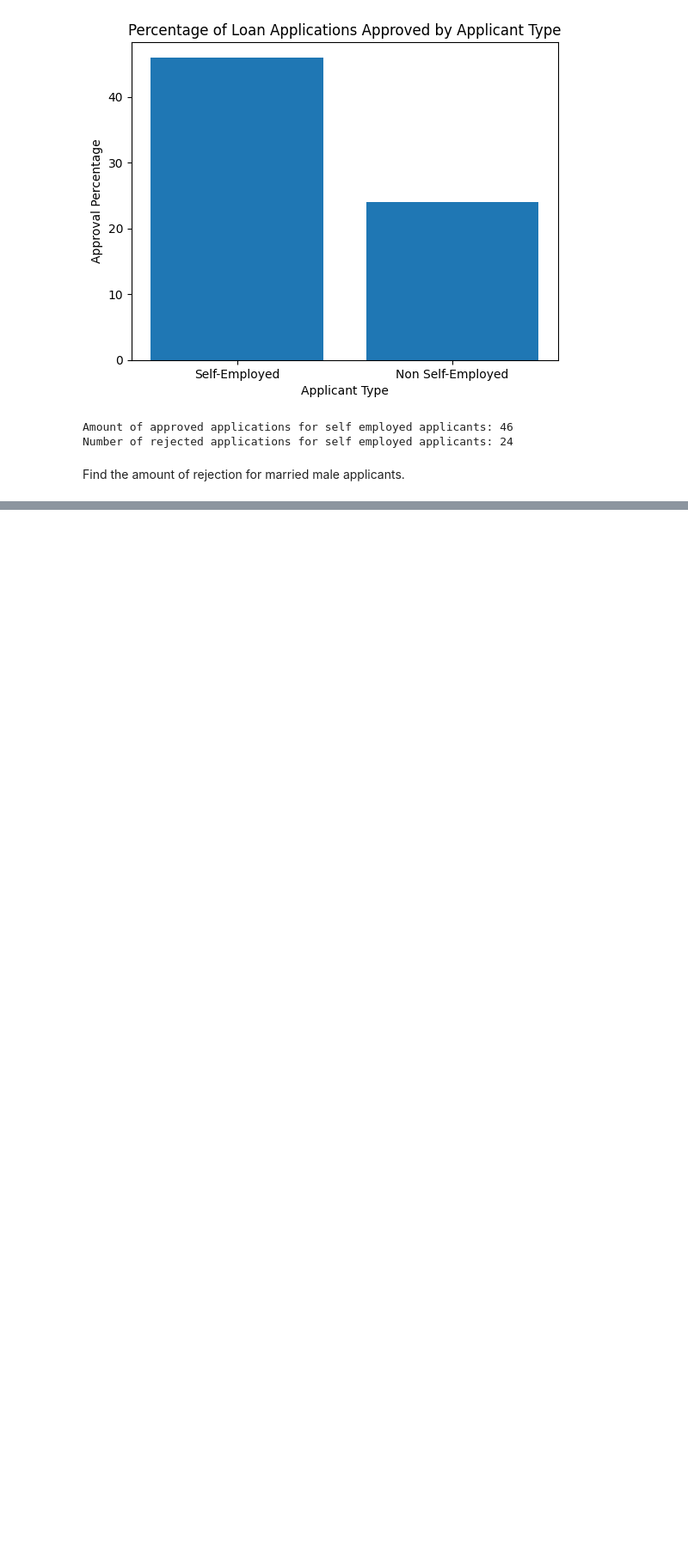
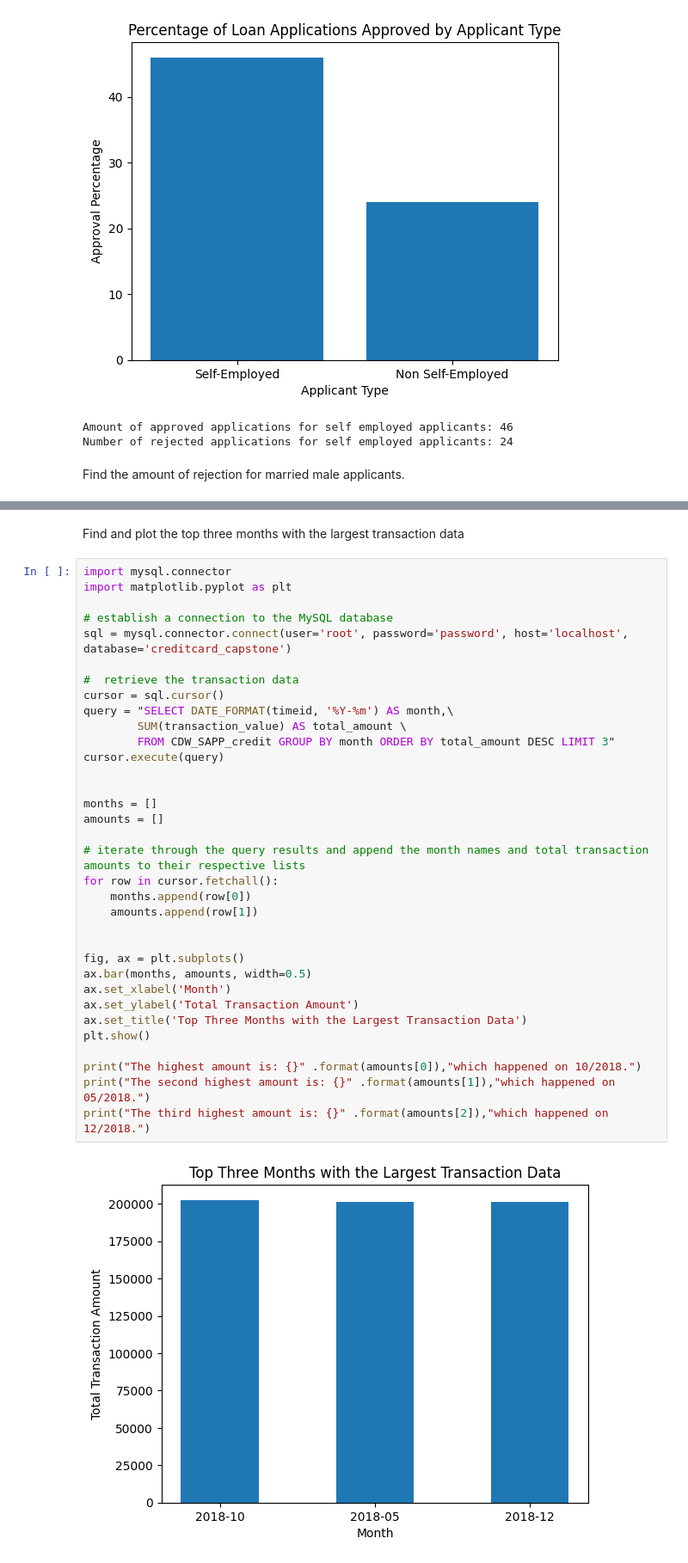
Before and after one commit to Semaj27/Capstone-Project, a Jupyter notebook: etl.ipynb, the cells around one changed output, grey strips where cells are left out. Shown: that part at 86% size. Saved outputs shown, nothing was run; the diff lists cells and outputs as text; blank space fills up the shorter version.

```diff
--- a/etl.ipynb
+++ b/etl.ipynb
@@ -611,3 +601,41 @@ print("Number of rejected applications for married male applicants: {}".format(m
 [figure]
 Percentage of approved applications for married male applicants: 219
 Number of rejected applications for married male applicants: 87
+# %% [markdown]
+Find and plot the top three months with the largest transaction data
+# %%
+import mysql.connector
+import matplotlib.pyplot as plt
+
+# establish a connection to the MySQL database
+sql = mysql.connector.connect(user='root', password='password', host='localhost', database='creditcard_capstone')
+
+#  retrieve the transaction data
+cursor = sql.cursor()
+query = "SELECT DATE_FORMAT(timeid, '%Y-%m') AS month,\
+        SUM(transaction_value) AS total_amount \
+        FROM CDW_SAPP_credit GROUP BY month ORDER BY total_amount DESC LIMIT 3"
+cursor.execute(query)
+
+
+months = []
+amounts = []
+
+# iterate through the query results and append the month names and total transaction amounts to their respective lists
+for row in cursor.fetchall():
+    months.append(row[0])
+    amounts.append(row[1])
+
+
+fig, ax = plt.subplots()
+ax.bar(months, amounts, width=0.5)
+ax.set_xlabel('Month')
+ax.set_ylabel('Total Transaction Amount')
+ax.set_title('Top Three Months with the Largest Transaction Data')
+plt.show()
+
+print("The highest amount is: {}" .format(amounts[0]),"which happened on 10/2018.")
+print("The second highest amount is: {}" .format(amounts[1]),"which happened on 05/2018.")
+print("The third highest amount is: {}" .format(amounts[2]),"which happened on 12/2018.")
+# %% [output]
+[figure, added]
```
Also changed, not shown: parts of 9 cells of this notebook.
